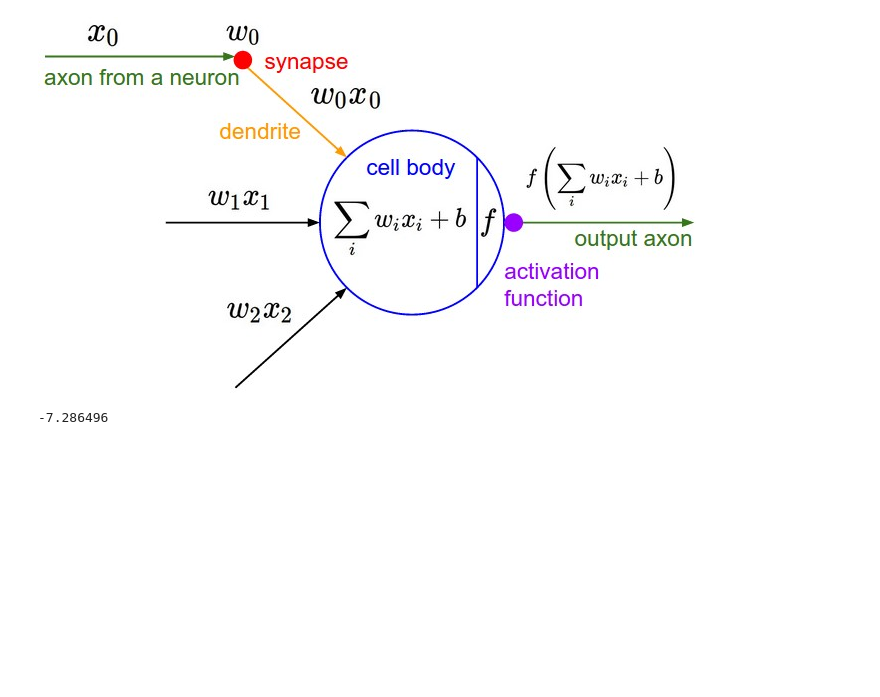
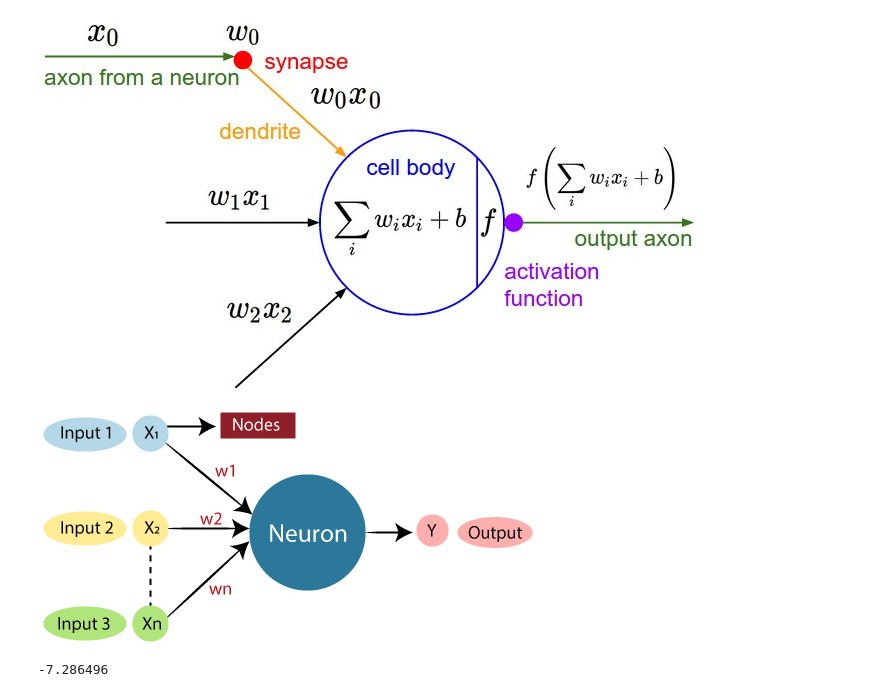
Before and after one commit to NinoRisteski/my_notebooks, a Jupyter notebook: build_micrograd.ipynb, the cells around one changed output. Cells and saved outputs as stored; diff of their text form; code cells hidden in the pictures; blank space fills up the shorter version.

Commit message:
micrograd: image 3

```diff
--- a/build_micrograd.ipynb
+++ b/build_micrograd.ipynb
@@ -517,6 +517,10 @@ Image('micrograd/nn.png')
 Image('micrograd/wb.jpeg')
 # %% [output]
 [figure]
+# %%
+Image('micrograd/ann.png')
+# %% [output]
+[figure, added]
 # %%
 """
 a basic gradient descent optimization step:
```
Also changed, not shown: parts of 1 cell of this notebook, 1 other file.
